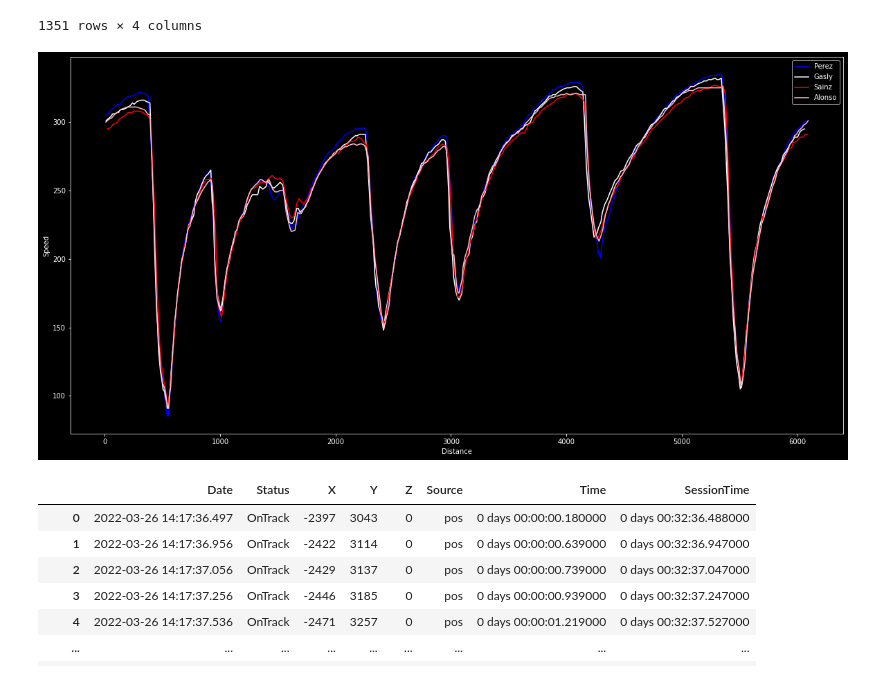
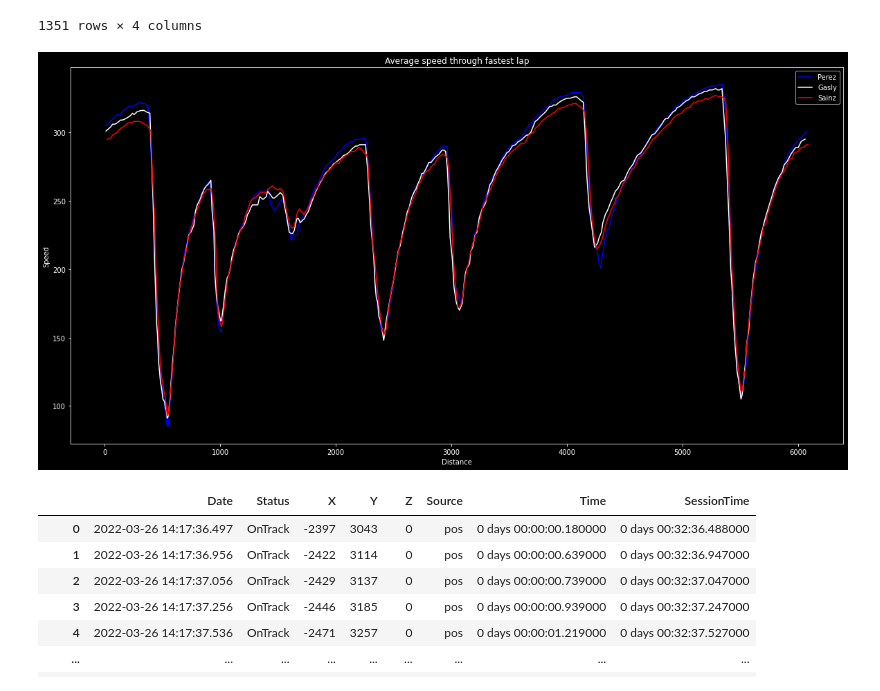
Before and after one commit to juanfpena/F1, a Jupyter notebook: 2-JEDDAH/fp3.ipynb, the cells around one changed output. Cells and saved outputs as stored; diff of their text form; code cells hidden in the pictures.

```diff
--- a/2-JEDDAH/fp3.ipynb
+++ b/2-JEDDAH/fp3.ipynb
@@ -57,17 +56,18 @@ speed_analysis
 # %%
 plt.style.use("dark_background")
 
 plt.figure(figsize=(20,10))
 plt.plot(speed_analysis[speed_analysis.DRIVER == "Perez"]["Distance"], speed_analysis[speed_analysis.DRIVER == "Perez"]["Speed"], color="blue")
 plt.plot(speed_analysis[speed_analysis.DRIVER == "Gasly"]["Distance"], speed_analysis[speed_analysis.DRIVER == "Gasly"]["Speed"], color="white")
 plt.plot(speed_analysis[speed_analysis.DRIVER == "Sainz"]["Distance"], speed_analysis[speed_analysis.DRIVER == "Sainz"]["Speed"], color="red")
-plt.plot(speed_analysis[speed_analysis.DRIVER == "Alonso"]["Distance"], speed_analysis[speed_analysis.DRIVER == "Alonso"]["Speed"], color="pink")
+# plt.plot(speed_analysis[speed_analysis.DRIVER == "Alonso"]["Distance"], speed_analysis[speed_analysis.DRIVER == "Alonso"]["Speed"], color="pink")
 plt.legend(["Perez", "Gasly", "Sainz", "Alonso"])
 plt.xlabel("Distance")
 plt.ylabel("Speed")
+plt.title("Average speed through fastest lap")
 plt.show()
 # %% [output]
-[figure, old version]
+[figure, new version]
 # %%
 pos = test.laps.pick_driver("PER").get_pos_data()
 
```
Also changed, not shown: parts of 1 cell of this notebook.
